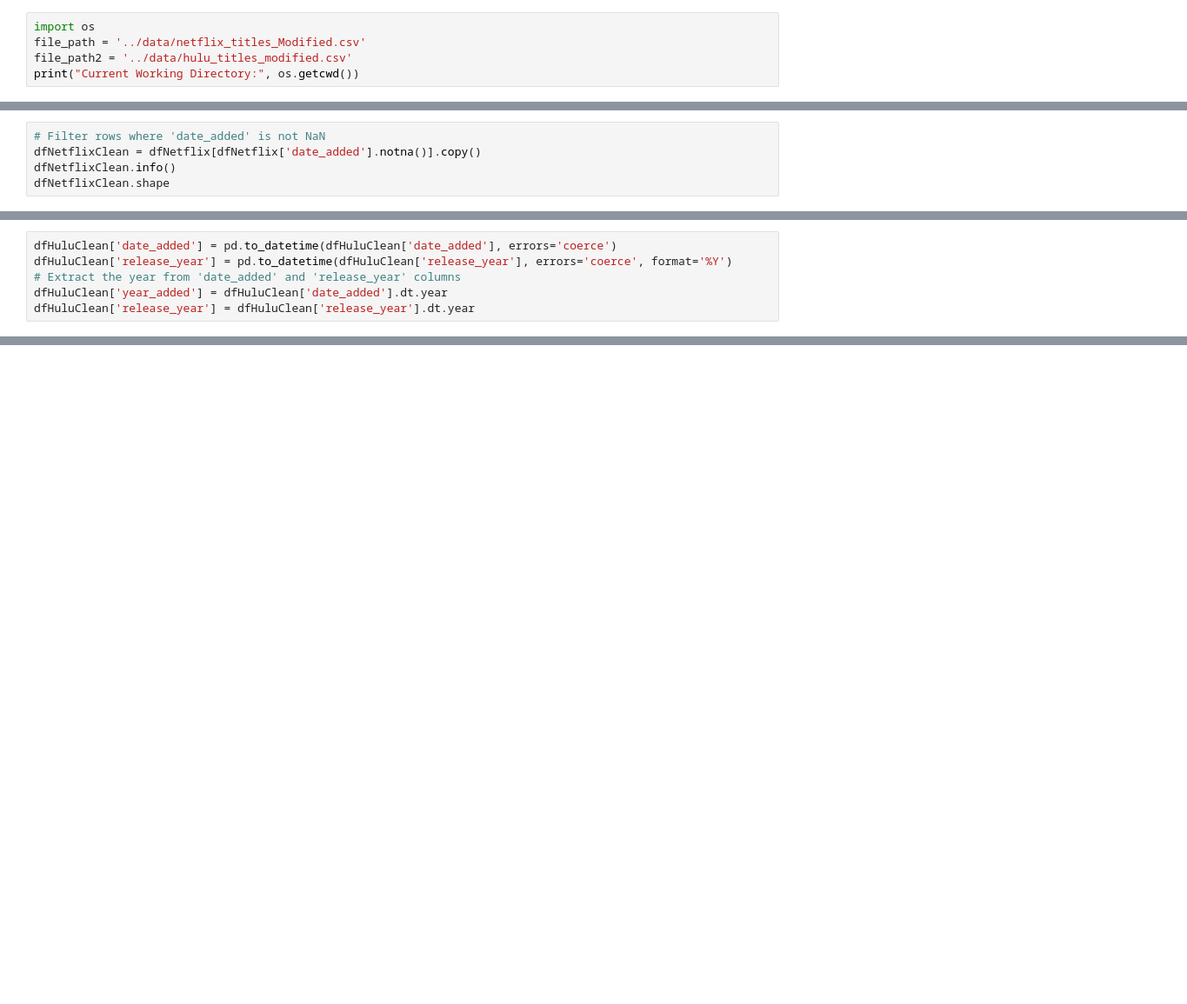
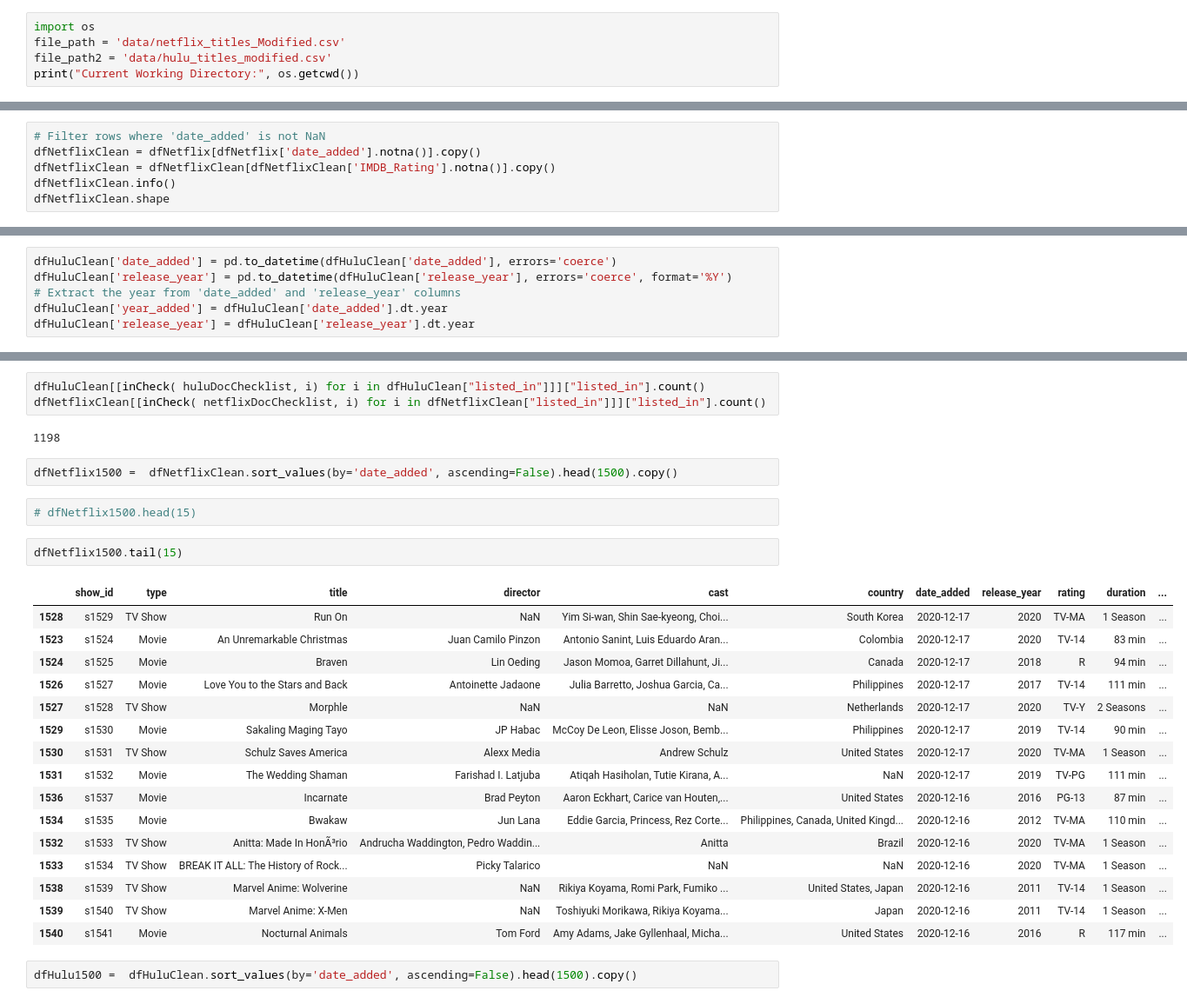
Before and after one commit to P-Panda1/msds593_group32, a Jupyter notebook: analysis.ipynb, the cells around one changed output, grey strips where cells are left out. Shown at 87% size. Drawn from its saved outputs; the diff is of its cells as text; blank space fills up the shorter version.

```diff
--- a/analysis.ipynb
+++ b/analysis.ipynb
@@ -4,7 +4,7 @@ import pandas as pd
 import matplotlib.pyplot as plt
 # %%
 import os
-file_path = '../data/netflix_titles_Modified.csv'
-file_path2 = '../data/hulu_titles_modified.csv'
+file_path = 'data/netflix_titles_Modified.csv'
+file_path2 = 'data/hulu_titles_modified.csv'
 print("Current Working Directory:", os.getcwd())
 # %% [output]
@@ -60,6 +58,7 @@ dfNetflix.head(10)
 # %%
 # Filter rows where 'date_added' is not NaN
 dfNetflixClean = dfNetflix[dfNetflix['date_added'].notna()].copy()
+dfNetflixClean = dfNetflixClean[dfNetflixClean['IMDB_Rating'].notna()].copy()
 dfNetflixClean.info()
 dfNetflixClean.shape
 # %% [output]
@@ -207,0 +333,30 @@ print(rating)
+# %%
+dfHuluClean[[inCheck( huluDocChecklist, i) for i in dfHuluClean["listed_in"]]]["listed_in"].count()
+dfNetflixClean[[inCheck( netflixDocChecklist, i) for i in dfNetflixClean["listed_in"]]]["listed_in"].count()
+# %% [output]
+1198
+# %%
+dfNetflix1500 =  dfNetflixClean.sort_values(by='date_added', ascending=False).head(1500).copy()
+# %%
+# dfNetflix1500.head(15)
+# %%
+dfNetflix1500.tail(15)
+# %% [output]
+|  | show_id | type | title | director | cast | country | date_added | release_year | rating | duration | ... |
+| 1528 | s1529 | TV Show | Run On | NaN | Yim Si-wan, Shin Sae-kyeong, Choi... | South Korea | 2020-12-17 | 2020 | TV-MA | 1 Season | ... |
+| 1523 | s1524 | Movie | An Unremarkable Christmas | Juan Camilo Pinzon | Antonio Sanint, Luis Eduardo Aran... | Colombia | 2020-12-17 | 2020 | TV-14 | 83 min | ... |
+| 1524 | s1525 | Movie | Braven | Lin Oeding | Jason Momoa, Garret Dillahunt, Ji... | Canada | 2020-12-17 | 2018 | R | 94 min | ... |
+| 1526 | s1527 | Movie | Love You to the Stars and Back | Antoinette Jadaone | Julia Barretto, Joshua Garcia, Ca... | Philippines | 2020-12-17 | 2017 | TV-14 | 111 min | ... |
+| 1527 | s1528 | TV Show | Morphle | NaN | NaN | Netherlands | 2020-12-17 | 2020 | TV-Y | 2 Seasons | ... |
+| 1529 | s1530 | Movie | Sakaling Maging Tayo | JP Habac | McCoy De Leon, Elisse Joson, Bemb... | Philippines | 2020-12-17 | 2019 | TV-14 | 90 min | ... |
+| 1530 | s1531 | TV Show | Schulz Saves America | Alexx Media | Andrew Schulz | United States | 2020-12-17 | 2020 | TV-MA | 1 Season | ... |
+| 1531 | s1532 | Movie | The Wedding Shaman | Farishad I. Latjuba | Atiqah Hasiholan, Tutie Kirana, A... | NaN | 2020-12-17 | 2019 | TV-PG | 111 min | ... |
+| 1536 | s1537 | Movie | Incarnate | Brad Peyton | Aaron Eckhart, Carice van Houten,... | United States | 2020-12-16 | 2016 | PG-13 | 87 min | ... |
+| 1534 | s1535 | Movie | Bwakaw | Jun Lana | Eddie Garcia, Princess, Rez Corte... | Philippines, Canada, United Kingd... | 2020-12-16 | 2012 | TV-MA | 110 min | ... |
+| 1532 | s1533 | TV Show | Anitta: Made In HonÃ³rio | Andrucha Waddington, Pedro Waddin... | Anitta | Brazil | 2020-12-16 | 2020 | TV-MA | 1 Season | ... |
+| 1533 | s1534 | TV Show | BREAK IT ALL: The History of Rock... | Picky Talarico | NaN | NaN | 2020-12-16 | 2020 | TV-MA | 1 Season | ... |
+| 1538 | s1539 | TV Show | Marvel Anime: Wolverine | NaN | Rikiya Koyama, Romi Park, Fumiko ... | United States, Japan | 2020-12-16 | 2011 | TV-14 | 1 Season | ... |
+| 1539 | s1540 | TV Show | Marvel Anime: X-Men | NaN | Toshiyuki Morikawa, Rikiya Koyama... | Japan | 2020-12-16 | 2011 | TV-14 | 1 Season | ... |
+| 1540 | s1541 | Movie | Nocturnal Animals | Tom Ford | Amy Adams, Jake Gyllenhaal, Micha... | United States | 2020-12-16 | 2016 | R | 117 min | ... |
+# %%
+dfHulu1500 =  dfHuluClean.sort_values(by='date_added', ascending=False).head(1500).copy()
```
Also changed, not shown: parts of 48 cells of this notebook, 4 other files.
